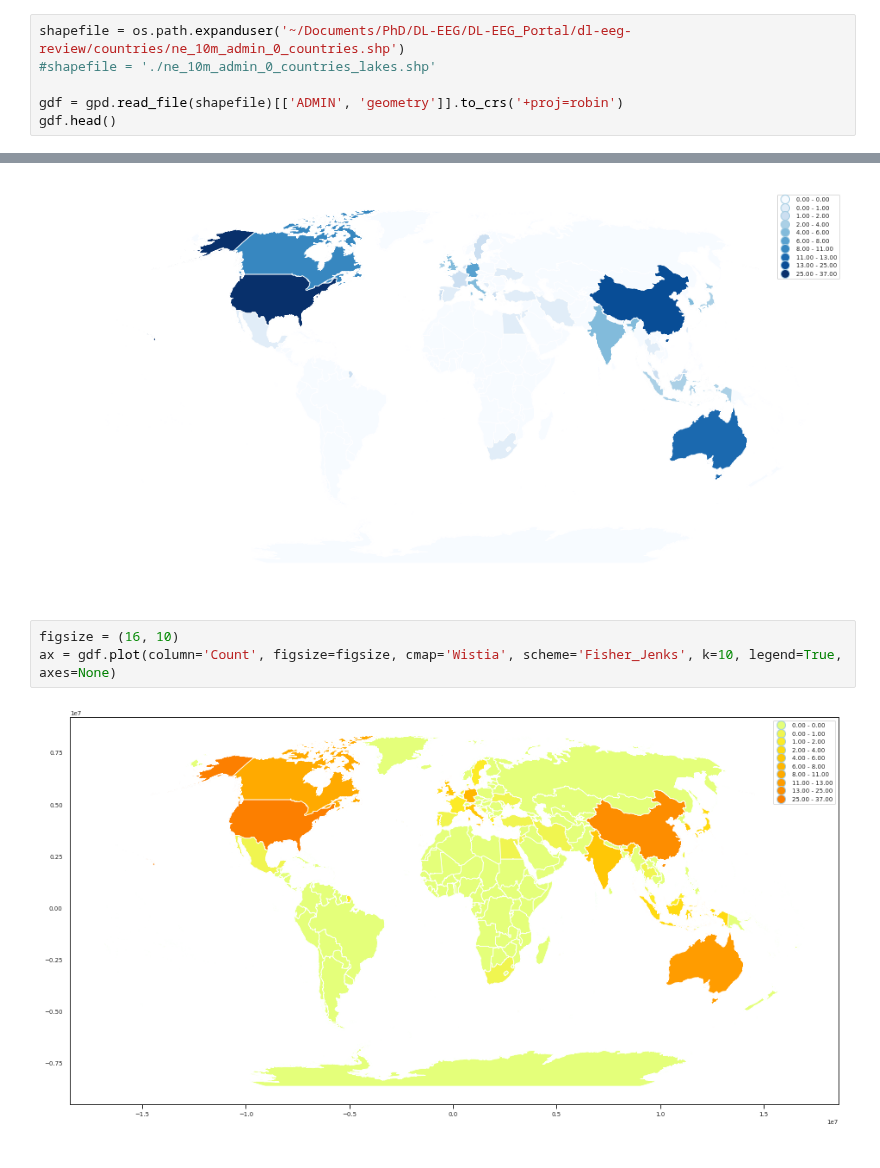
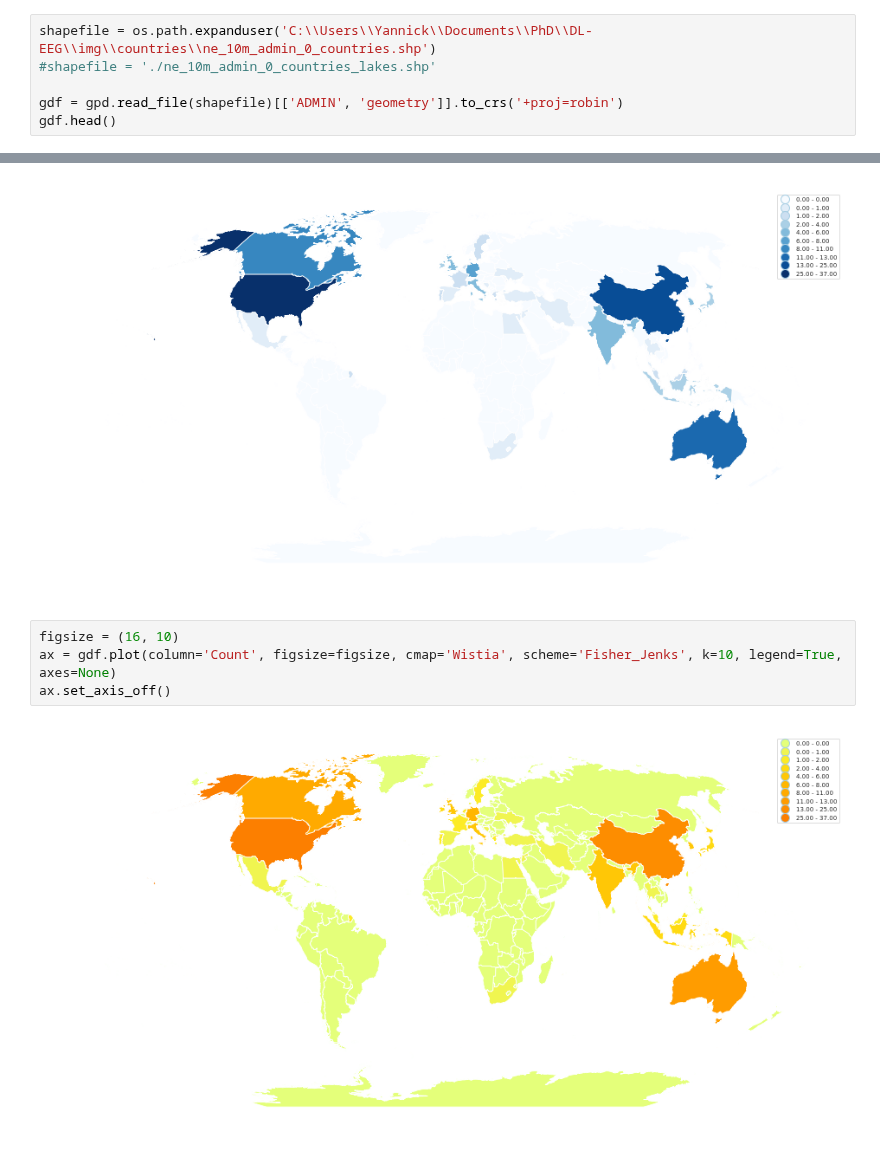
Before and after one commit to hubertjb/dl-eeg-review, a Jupyter notebook: notebooks/GeoPandas_playground.ipynb, the cells around one changed output, grey strips where cells are left out. Saved outputs shown, nothing was run; the diff lists cells and outputs as text.

```diff
--- a/notebooks/GeoPandas_playground.ipynb
+++ b/notebooks/GeoPandas_playground.ipynb
@@ -26,5 +29,5 @@ df.head()
 # %%
-shapefile = os.path.expanduser('~/Documents/PhD/DL-EEG/DL-EEG_Portal/dl-eeg-review/countries/ne_10m_admin_0_countries.shp')
+shapefile = os.path.expanduser('C:\\Users\\Yannick\\Documents\\PhD\\DL-EEG\\img\\countries\\ne_10m_admin_0_countries.shp')
 #shapefile = './ne_10m_admin_0_countries_lakes.shp'
 
 gdf = gpd.read_file(shapefile)[['ADMIN', 'geometry']].to_crs('+proj=robin')
@@ -104,8 +115,9 @@ fig = ax.get_figure()
 # %%
 figsize = (16, 10)
 ax = gdf.plot(column='Count', figsize=figsize, cmap='Wistia', scheme='Fisher_Jenks', k=10, legend=True, axes=None)
+ax.set_axis_off()
 # %% [output]
-[figure, old version]
+[figure, new version]
 # %%
 figsize = (16, 10)
 ax = gdf.plot(column='Count', figsize=figsize, cmap='bone', scheme='Fisher_Jenks', k=10, legend=True, axes=None)
```
Also changed, not shown: parts of 6 cells of this notebook.
